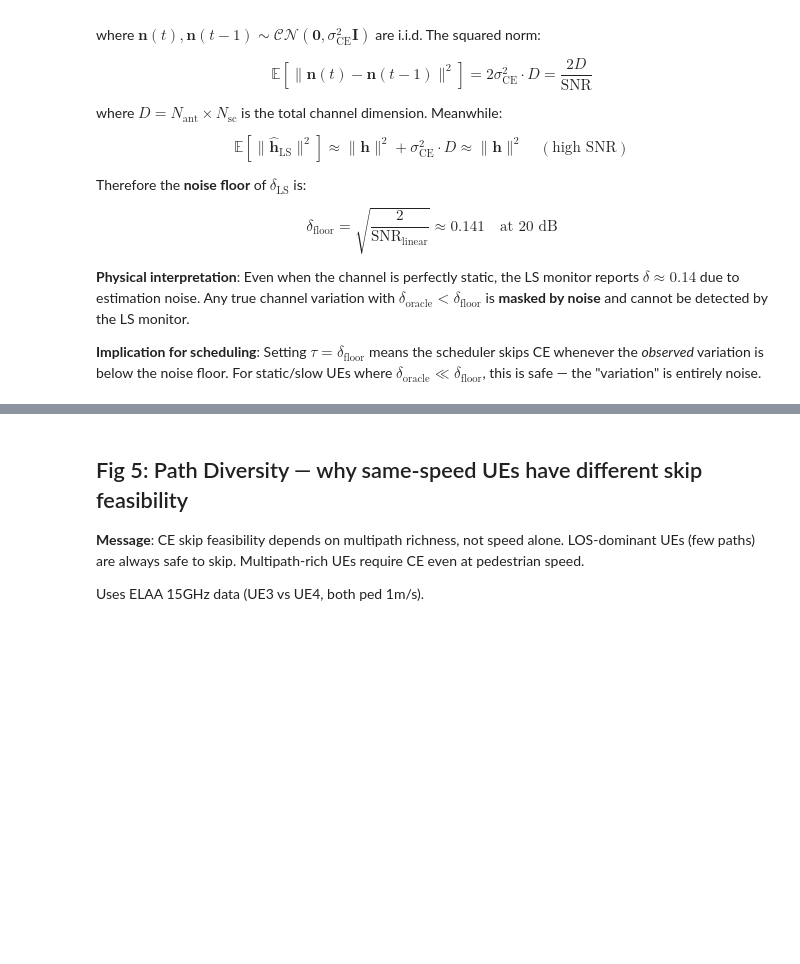
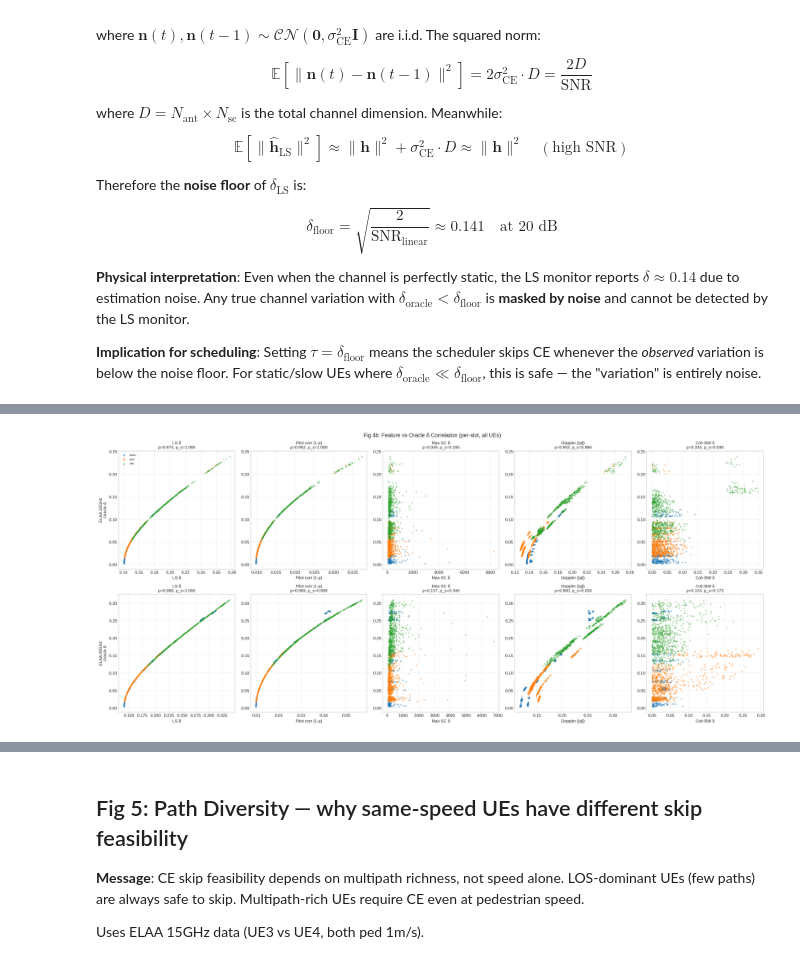
Before and after one commit to sungminlee114/6g-collaborative_bs, a Jupyter notebook: src/experiments/paper1.ipynb, the cells around one changed output, grey strips where cells are left out. Cells and saved outputs as stored; diff of their text form; code cells hidden in the pictures; blank space fills up the shorter version.

```diff
--- a/src/experiments/paper1.ipynb
+++ b/src/experiments/paper1.ipynb
@@ -312,0 +462,86 @@ plt.close(fig)
+# %%
+# ═══ Fig 4b: Feature vs Oracle δ Correlation ═══
+import json as _json
+from scipy.stats import pearsonr, spearmanr
+
+CORR_CACHE = "../../assets/results/paper_cache/feature_correlation.json"
+with open(CORR_CACHE) as f:
+    corr_data = _json.load(f)
+
+# Auto-detect features from cache (excluding Oracle δ)
+_sample_preset = next(iter(corr_data))
+feat_list = [f for f in corr_data[_sample_preset]["features"] if "Oracle" not in f]
+print(f"Features in cache: {feat_list}")
+
+feat_colors = {
+    "LS δ": "tab:red", "Power δ": "tab:purple", "Decorrelation": "tab:orange",
+    "Phase δ": "tab:cyan", "Pilot corr (1-ρ)": "tab:green",
+    "Max SC δ": "tab:brown", "Doppler (|φ̄|)": "tab:cyan", "Coh BW δ": "tab:pink",
+}
+cat_markers = {"static": "o", "ped": "s", "veh": "^"}
+
+n_feat = len(feat_list)
+fig, axes = plt.subplots(len(PRESETS), n_feat, figsize=(4.5*n_feat, 5*len(PRESETS)))
+if len(PRESETS) == 1:
+    axes = axes[np.newaxis, :]
+
+for row, preset in enumerate(PRESETS):
+    if preset not in corr_data:
+        continue
+    r = corr_data[preset]
+    oracle = np.array(r["oracle"])
+    cats = np.array(r["cats"])
+
+    for col, fn in enumerate(feat_list):
+        ax = axes[row, col]
+        fv = np.array(r["features"][fn])
+
+        for cat, marker in cat_markers.items():
+            mask = cats == cat
+            if mask.any():
+                ax.scatter(fv[mask], oracle[mask], s=5, alpha=0.4, marker=marker, label=cat)
+
+        rp = r["corr"][fn]["pearson"]
+        rs = r["corr"][fn]["spearman"]
+        ax.set_title(f"{fn}\nρ={rp:.3f}, ρ_s={rs:.3f}", fontsize=10)
+        ax.set_xlabel(fn)
+        if col == 0:
+            ax.set_ylabel(f"{PRESET_LABELS[preset]}\nOracle δ")
+        ax.grid(True, alpha=0.3)
+        if col == 0 and row == 0:
+            ax.legend(fontsize=7, markerscale=2)
+
+fig.suptitle("Fig 4b: Feature vs Oracle δ Correlation (per-slot, all UEs)", fontsize=13)
+plt.tight_layout()
+plt.savefig("../../assets/plots/paper_fig4_correlation.pdf", bbox_inches="tight")
+plt.show()
+plt.close(fig)
+
+# Summary table
+print(f"\n{'Feature':<20}", end="")
+for preset in PRESETS:
+    if preset in corr_data:
+        print(f"  {PRESET_LABELS[preset]:>14} (ρ)    (ρ_s)", end="")
+print()
+print("-" * (20 + 35 * len(PRESETS)))
+for fn in feat_list:
+    print(f"{fn:<20}", end="")
+    for preset in PRESETS:
+        if preset in corr_data and fn in corr_data[preset]["corr"]:
+            c = corr_data[preset]["corr"][fn]
+            print(f"      {c['pearson']:>7.4f}  {c['spearman']:>7.4f}", end="")
+        else:
+            print(f"      {'N/A':>7}  {'N/A':>7}", end="")
+    print()
+
+# Highlight: architectural advantage annotation
+print("\n=== Key Insight ===")
+for preset in PRESETS:
+    if preset not in corr_data:
+        continue
+    c = corr_data[preset]["corr"]
+    ls_rs = c["LS δ"]["spearman"]
+    pc_rs = c.get("Pilot corr (1-ρ)", {}).get("spearman", 0)
+    print(f"{PRESET_LABELS[preset]}: LS δ ρ_s={ls_rs:.4f}, Pilot corr ρ_s={pc_rs:.4f}  "
+          f"→ gap={ls_rs - pc_rs:.4f} (Pilot corr needs NO LS!)")
+# %% [output]
@@ -312,0 +549 @@ plt.close(fig)
+[figure, added]
```
Also changed, not shown: parts of 24 cells of this notebook, 3 other files.
